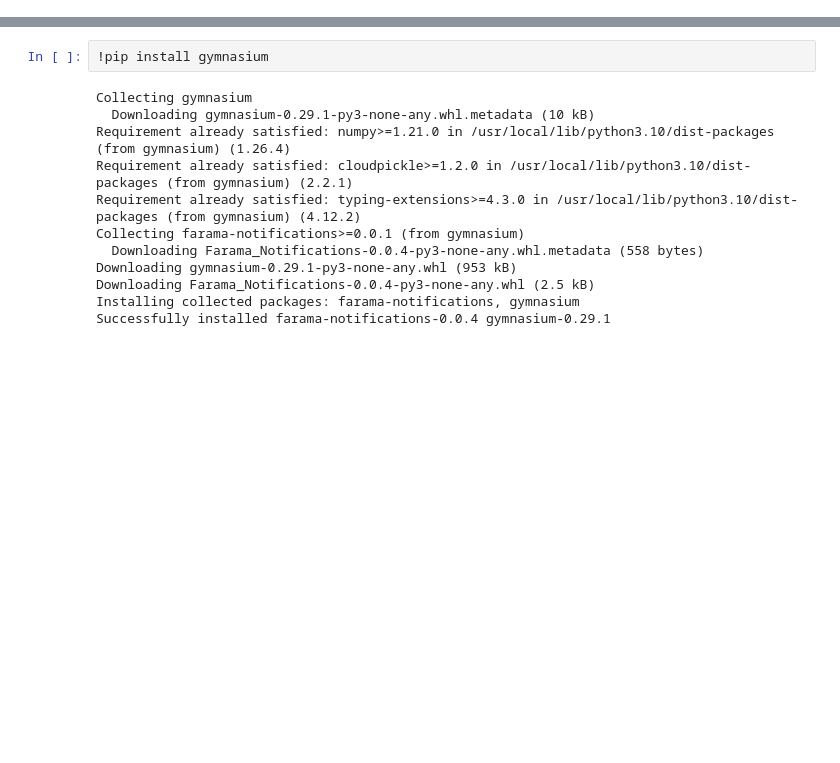
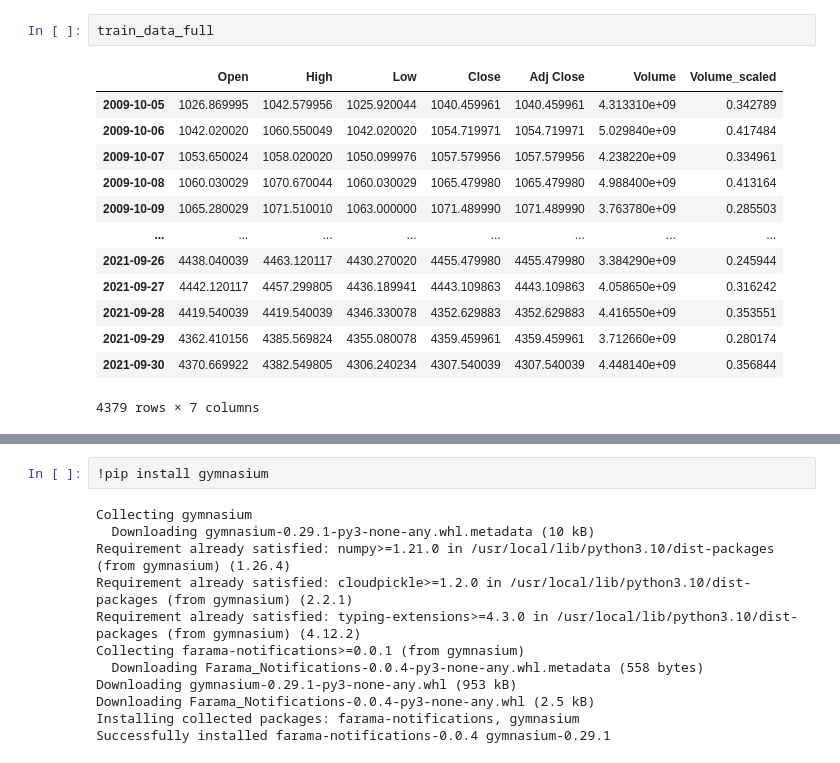
Before and after one commit to cody-mckeon/Reinforcement_Learning_Trading, a Jupyter notebook: rl_trading.ipynb, the cells around one changed output, grey strips where cells are left out. Cells and saved outputs as stored; diff of their text form; blank space fills up the shorter version.

```diff
--- a/rl_trading.ipynb
+++ b/rl_trading.ipynb
@@ -170,0 +223,16 @@ class TradingEnv(gym.Env):
+# %%
+train_data_full
+# %% [output]
+|  | Open | High | Low | Close | Adj Close | Volume | Volume_scaled |
+| 2009-10-05 | 1026.869995 | 1042.579956 | 1025.920044 | 1040.459961 | 1040.459961 | 4.313310e+09 | 0.342789 |
+| 2009-10-06 | 1042.020020 | 1060.550049 | 1042.020020 | 1054.719971 | 1054.719971 | 5.029840e+09 | 0.417484 |
+| 2009-10-07 | 1053.650024 | 1058.020020 | 1050.099976 | 1057.579956 | 1057.579956 | 4.238220e+09 | 0.334961 |
+| 2009-10-08 | 1060.030029 | 1070.670044 | 1060.030029 | 1065.479980 | 1065.479980 | 4.988400e+09 | 0.413164 |
+| 2009-10-09 | 1065.280029 | 1071.510010 | 1063.000000 | 1071.489990 | 1071.489990 | 3.763780e+09 | 0.285503 |
+| ... | ... | ... | ... | ... | ... | ... | ... |
+| 2021-09-26 | 4438.040039 | 4463.120117 | 4430.270020 | 4455.479980 | 4455.479980 | 3.384290e+09 | 0.245944 |
+| 2021-09-27 | 4442.120117 | 4457.299805 | 4436.189941 | 4443.109863 | 4443.109863 | 4.058650e+09 | 0.316242 |
+| 2021-09-28 | 4419.540039 | 4419.540039 | 4346.330078 | 4352.629883 | 4352.629883 | 4.416550e+09 | 0.353551 |
+| 2021-09-29 | 4362.410156 | 4385.569824 | 4355.080078 | 4359.459961 | 4359.459961 | 3.712660e+09 | 0.280174 |
+| 2021-09-30 | 4370.669922 | 4382.549805 | 4306.240234 | 4307.540039 | 4307.540039 | 4.448140e+09 | 0.356844 |
+4379 rows × 7 columns
```
Also changed, not shown: parts of 53 cells of this notebook.
